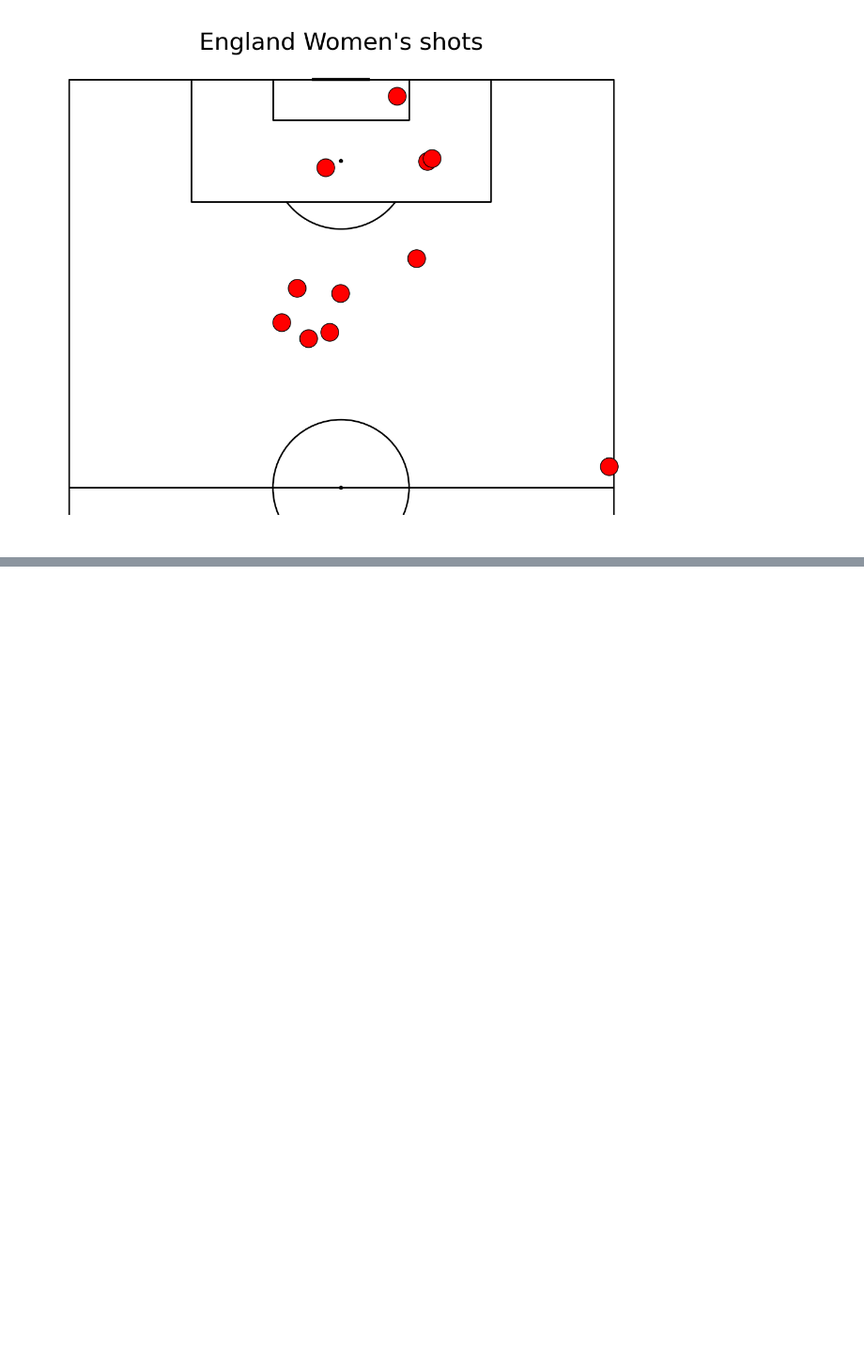
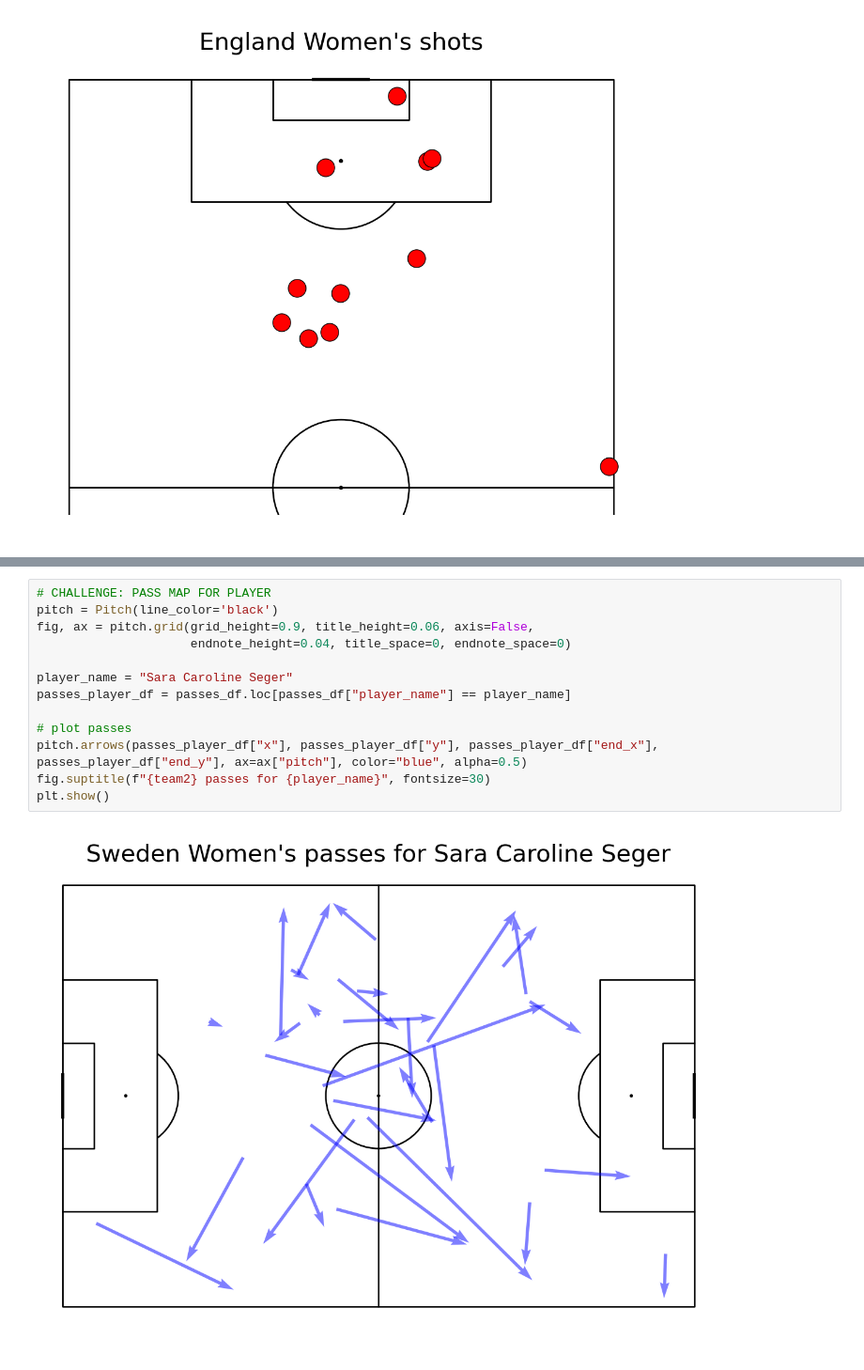
Before and after one commit to MarijnSt/soccermatics, a Jupyter notebook: 1-event-data/1-1-plotting-shots.ipynb, the cells around one changed output, grey strips where cells are left out. Shown: that part at 94% size. Cells and saved outputs as stored; diff of their text form; blank space fills up the shorter version.

```diff
--- a/1-event-data/1-1-plotting-shots.ipynb
+++ b/1-event-data/1-1-plotting-shots.ipynb
@@ -67,0 +83,15 @@ plt.show()
+# %%
+# CHALLENGE: PASS MAP FOR PLAYER
+pitch = Pitch(line_color='black')
+fig, ax = pitch.grid(grid_height=0.9, title_height=0.06, axis=False,
+                     endnote_height=0.04, title_space=0, endnote_space=0)
+
+player_name = "Sara Caroline Seger"
+passes_player_df = passes_df.loc[passes_df["player_name"] == player_name]
+
+# plot passes
+pitch.arrows(passes_player_df["x"], passes_player_df["y"], passes_player_df["end_x"], passes_player_df["end_y"], ax=ax["pitch"], color="blue", alpha=0.5)
+fig.suptitle(f"{team2} passes for {player_name}", fontsize=30)
+plt.show()
+# %% [output]
+[figure, added]
```
Also changed, not shown: parts of 1 cell of this notebook.
